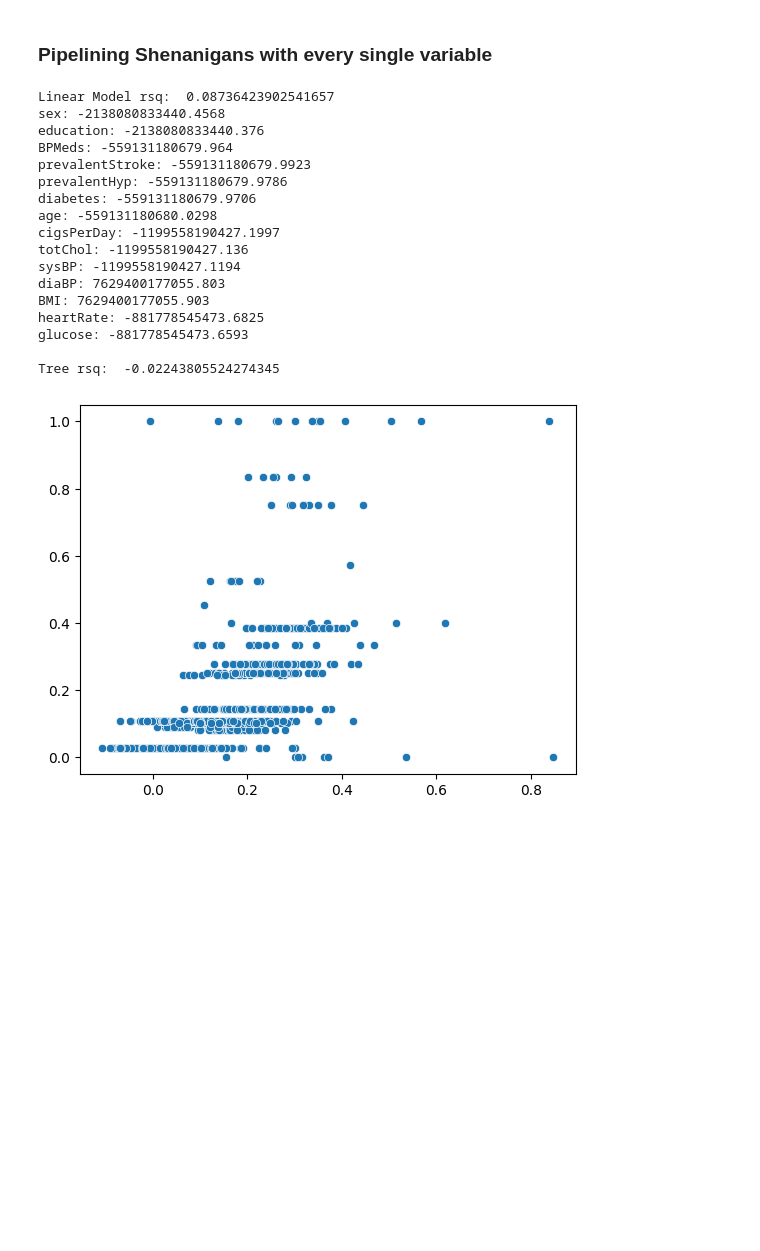
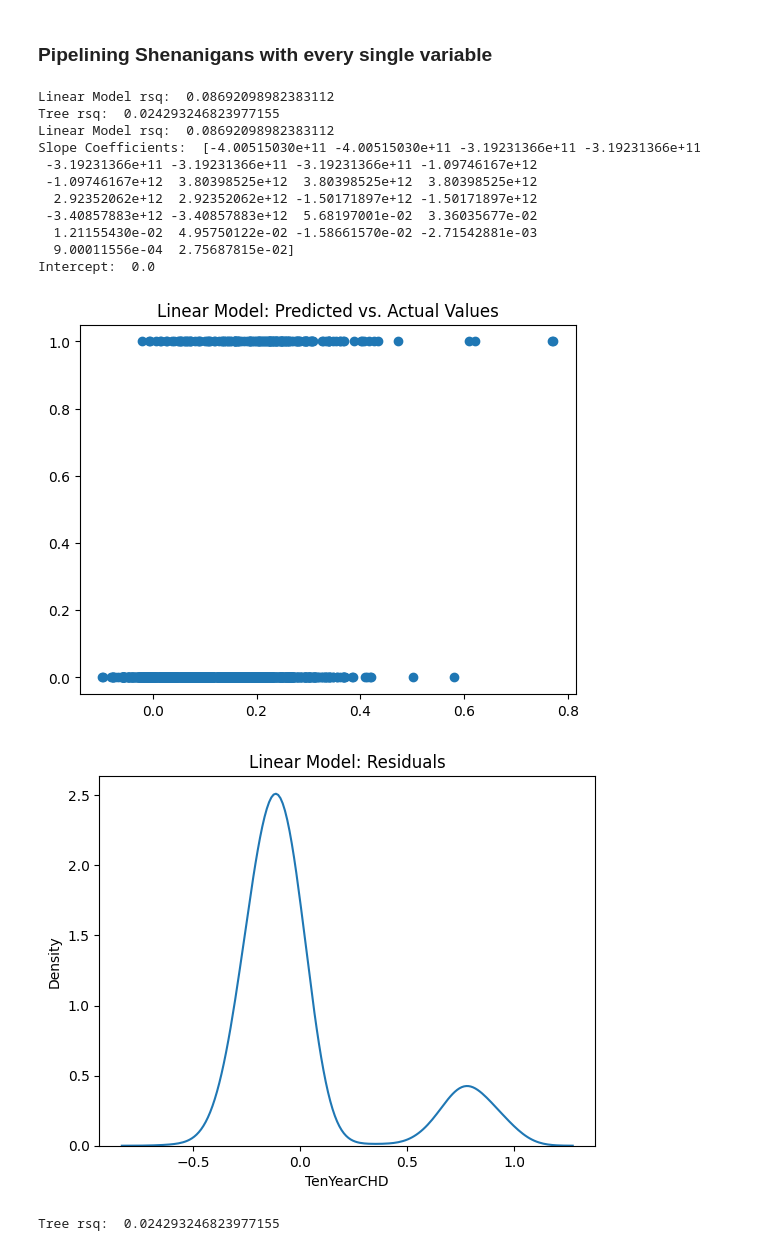
Before and after one commit to phipyao/ds3001-project_chd, a Jupyter notebook: project_chd.ipynb, the cells around one changed output. Drawn from its saved outputs; the diff is of its cells as text; code cells hidden in the pictures; blank space fills up the shorter version.

Commit message:
added more graphs

```diff
--- a/project_chd.ipynb
+++ b/project_chd.ipynb
@@ -120,9 +15,7 @@ from sklearn.tree import DecisionTreeRegressor, plot_tree
 from sklearn.linear_model import LinearRegression
 # %%
 test_data, train_data = pd.read_csv('fhs_test.csv'), pd.read_csv('fhs_train.csv')
-data = pd.concat([test_data, train_data])
 
 y = 'TenYearCHD'
-cat_vars = ['sex', 'education', 'BPMeds', 'prevalentStroke', 'prevalentHyp', 'diabetes']
+cat_vars = ['sex', 'education', 'currentSmoker', 'BPMeds', 'prevalentStroke', 'prevalentHyp', 'diabetes']
 num_vars = ['age', 'cigsPerDay', 'totChol', 'sysBP', 'diaBP', 'BMI', 'heartRate', 'glucose']
-X_vars = cat_vars + num_vars
@@ -135,42 +21,0 @@ preprocessor = ColumnTransformer(transformers = [('cat', cat_pipeline, cat_vars)
-# %%
-lm_pipe = Pipeline(steps=[('preprocessor', preprocessor), ('linreg', LinearRegression(fit_intercept=False))])
-tree_pipe = Pipeline(steps=[('preprocessor', preprocessor), ('tree', DecisionTreeRegressor(max_depth = 6))])
-# %%
-X_train = train_data.loc[:, train_data.columns!= y]
-X_test = test_data.loc[:, test_data.columns!= y]
-
-lm = lm_pipe.fit(X_train, train_data[y])
-tree = tree_pipe.fit(X_train, train_data[y])
-
-print('Linear Model rsq: ', lm.score(X_test, test_data[y]))  # R-squared
-coefs = lm.named_steps['linreg'].coef_
-for var, coef in zip(X_vars, coefs):
-    print(f"{var}: {coef}")
-y_hat_lm = lm.predict(X_test) # Predicted values
-print()
-
-print('Tree rsq: ', tree.score(X_test, test_data[y]) ) # R-squared
-y_hat_tree = tree.predict(X_test)
-
-
-sns.scatterplot(x=y_hat_lm, y=y_hat_tree)
-plt.show()
-# %% [output]
-Linear Model rsq:  0.08736423902541657
-sex: -2138080833440.4568
-education: -2138080833440.376
-BPMeds: -559131180679.964
-prevalentStroke: -559131180679.9923
-prevalentHyp: -559131180679.9786
-diabetes: -559131180679.9706
-age: -559131180680.0298
-cigsPerDay: -1199558190427.1997
-totChol: -1199558190427.136
-sysBP: -1199558190427.1194
-diaBP: 7629400177055.803
-BMI: 7629400177055.903
-heartRate: -881778545473.6825
-glucose: -881778545473.6593
-
-Tree rsq:  -0.02243805524274345
-[figure, removed]
@@ -176,0 +88,19 @@ Tree rsq:  -0.02243805524274345
+# %%
+cat_vars = ['sex', 'education', 'currentSmoker', 'BPMeds', 'prevalentStroke', 'prevalentHyp', 'diabetes']
+num_vars = ['age', 'cigsPerDay', 'totChol', 'sysBP', 'diaBP', 'BMI', 'heartRate', 'glucose']
+pipe(cat_vars, num_vars)
+# %% [output]
+Linear Model rsq:  0.08692098982383112
+Tree rsq:  0.024293246823977155
+Linear Model rsq:  0.08692098982383112
+Slope Coefficients:  [-4.00515030e+11 -4.00515030e+11 -3.19231366e+11 -3.19231366e+11
+ -3.19231366e+11 -3.19231366e+11 -3.19231366e+11 -1.09746167e+12
+ -1.09746167e+12  3.80398525e+12  3.80398525e+12  3.80398525e+12
+  2.92352062e+12  2.92352062e+12 -1.50171897e+12 -1.50171897e+12
+ -3.40857883e+12 -3.40857883e+12  5.68197001e-02  3.36035677e-02
+  1.21155430e-02  4.95750122e-02 -1.58661570e-02 -2.71542881e-03
+  9.00011556e-04  2.75687815e-02]
+Intercept:  0.0
+[figure, added]
+[figure, added]
+Tree rsq:  0.024293246823977155
```
Also changed, not shown: parts of 16 cells of this notebook.
